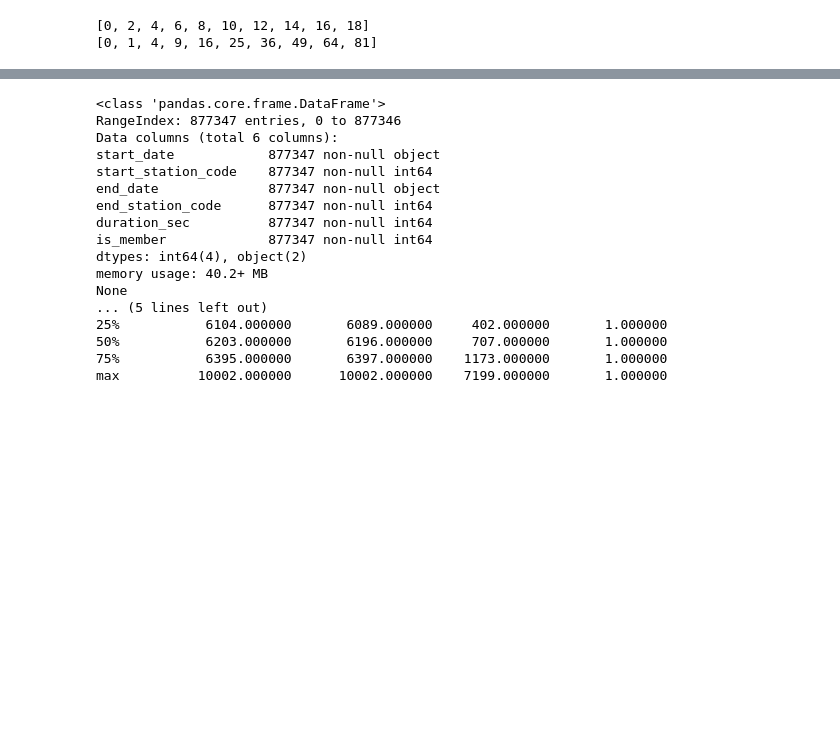
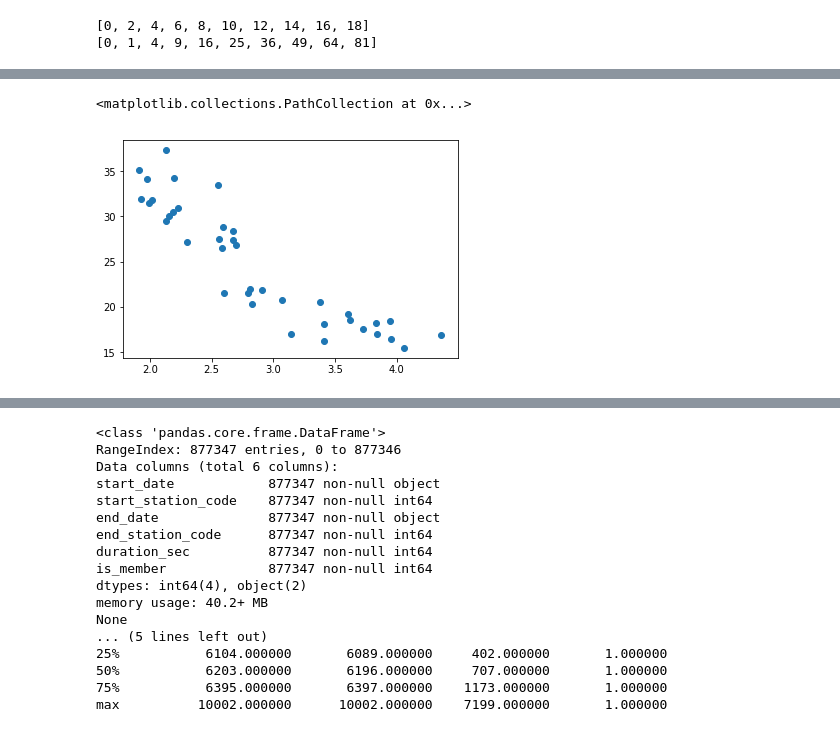
Before and after one commit to nsaunier/CIV8760, a Jupyter notebook: 00-tutoriel.ipynb, the cells around one changed output, grey strips where cells are left out. Drawn from its saved outputs; the diff is of its cells as text; code cells hidden in the pictures; blank space fills up the shorter version.

```diff
--- a/00-tutoriel.ipynb
+++ b/00-tutoriel.ipynb
@@ -244,0 +443,5 @@ import numpy as np
+# %%
+plt.scatter(data.Weight, data.MPG)
+# %% [output]
+<matplotlib.collections.PathCollection at 0x...>
+[figure, added]
```
Also changed, not shown: parts of 34 cells of this notebook, 1 other file.
